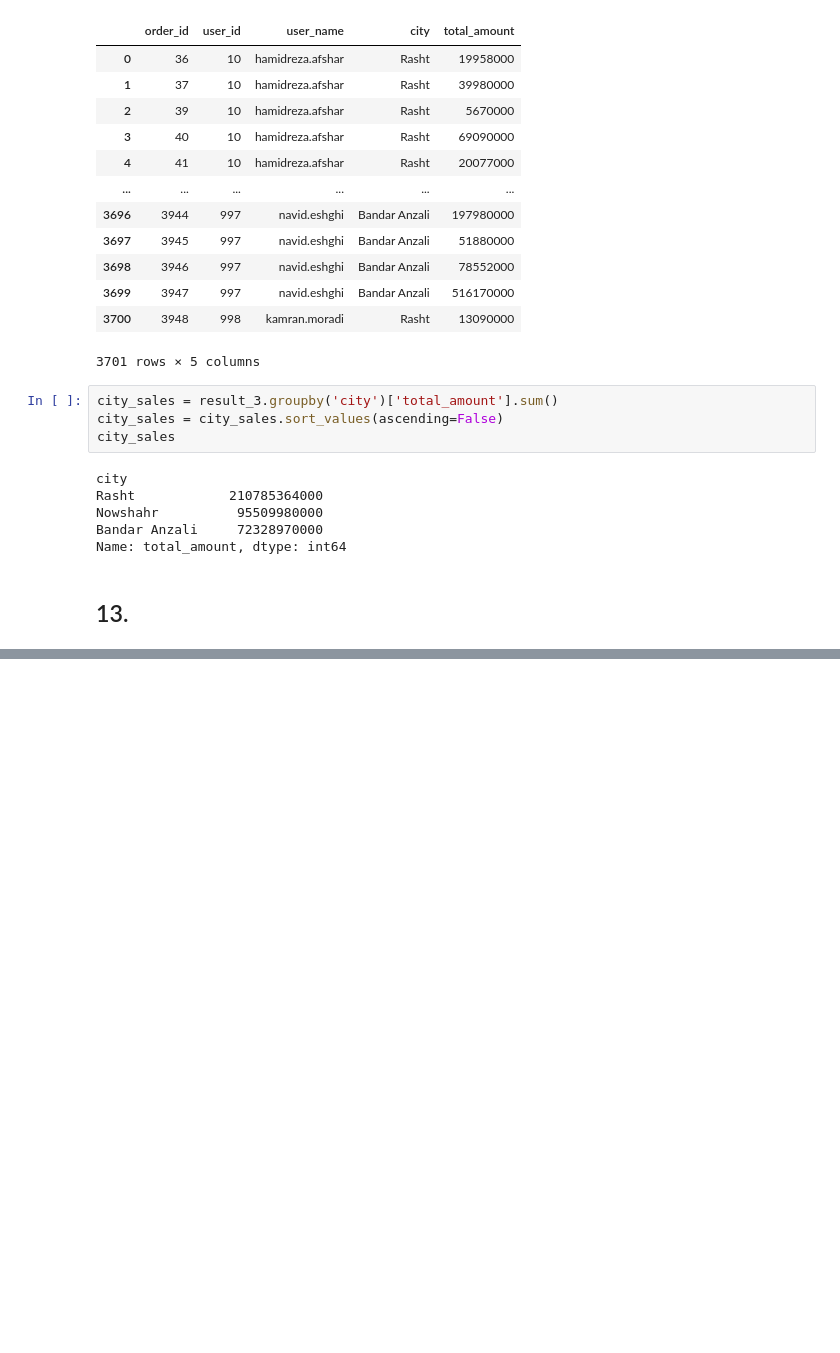
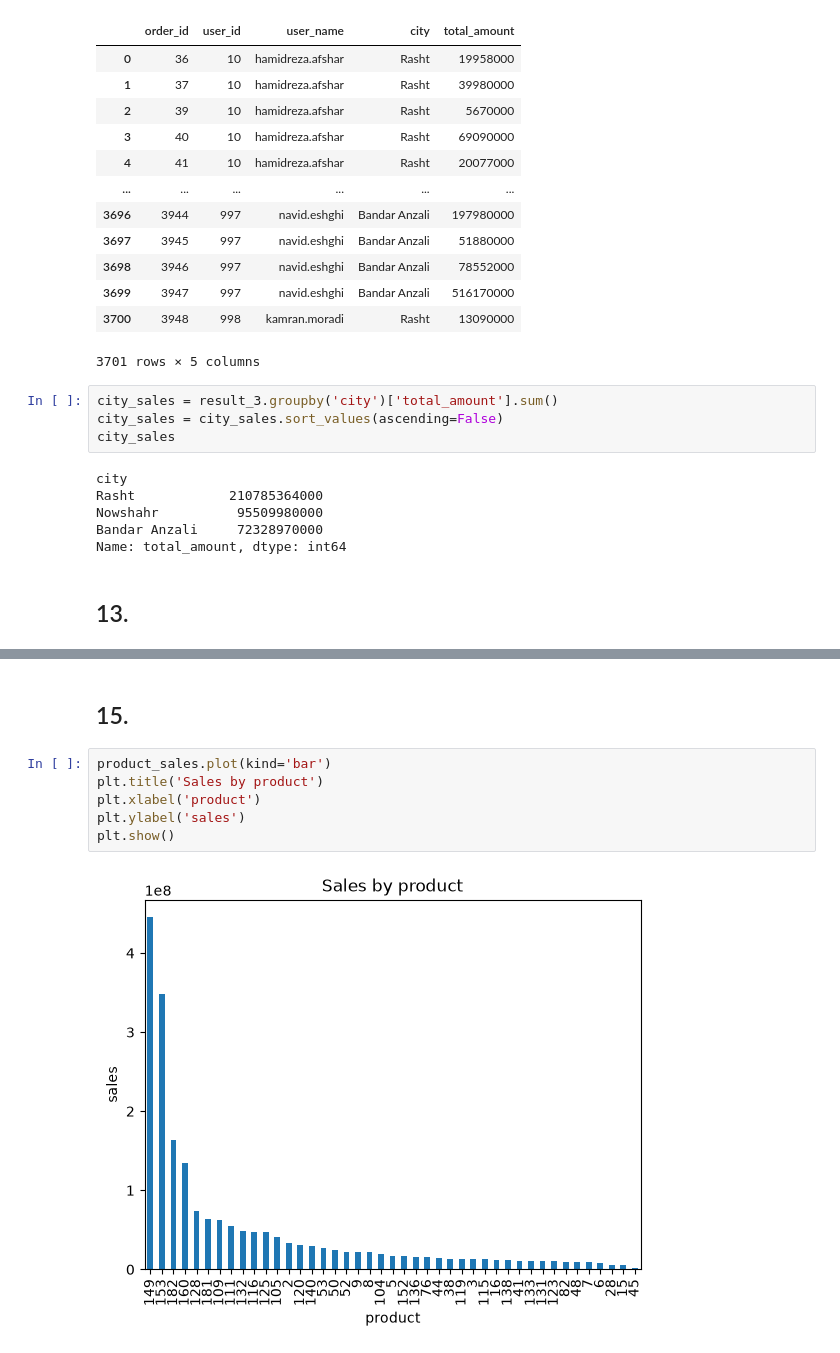
Before and after one commit to pouniq/Data_analytics_training, a Jupyter notebook: Python/KohanNegar.ipynb, the cells around one changed output, grey strips where cells are left out. Cells and saved outputs as stored; diff of their text form; blank space fills up the shorter version.

```diff
--- a/Python/KohanNegar.ipynb
+++ b/Python/KohanNegar.ipynb
@@ -304,0 +320,10 @@ Name: total_amount, dtype: int64
+# %% [markdown]
+## 15.
+# %%
+product_sales.plot(kind='bar')
+plt.title('Sales by product')
+plt.xlabel('product')
+plt.ylabel('sales')
+plt.show()
+# %% [output]
+[figure, added]
```
Also changed, not shown: parts of 11 cells of this notebook.
